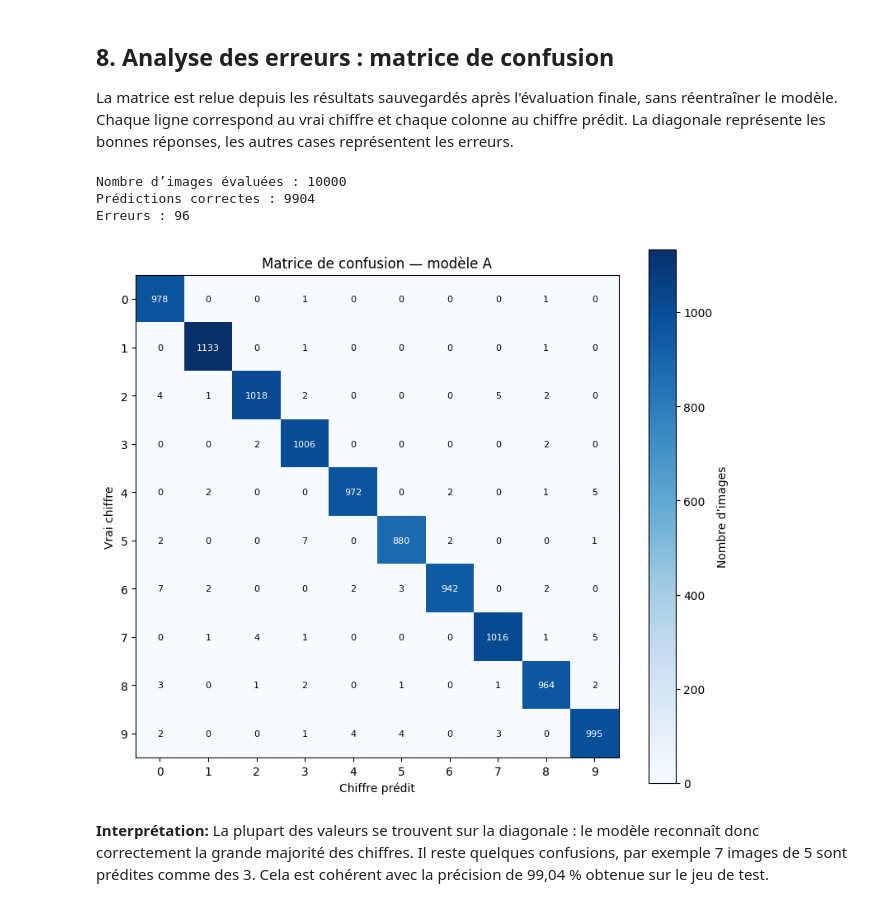
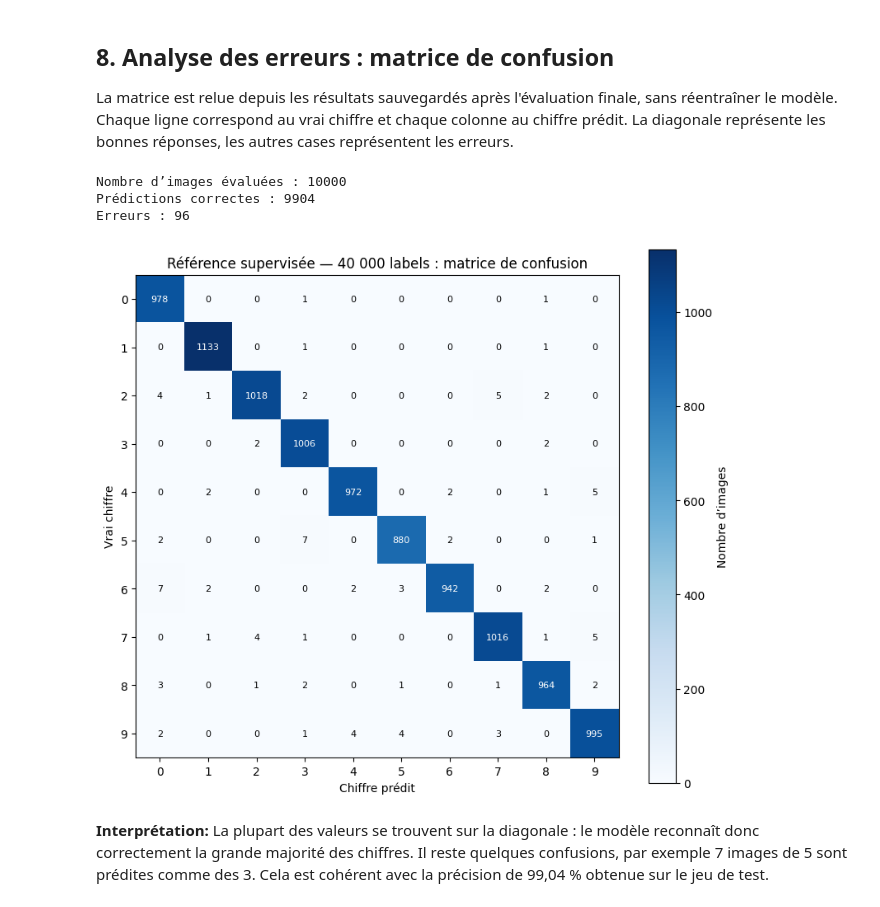
Before and after one commit to manellak/MNIST-RotNet-100Labels, a Jupyter notebook: pipeline.ipynb, the cells around one changed output. Saved outputs shown, nothing was run; the diff lists cells and outputs as text; code cells hidden in the pictures.

```diff
--- a/pipeline.ipynb
+++ b/pipeline.ipynb
@@ -248,33 +247,29 @@ plt.show()
 
 La matrice est relue depuis les résultats sauvegardés après l'évaluation finale, sans réentraîner le modèle. Chaque ligne correspond au vrai chiffre et chaque colonne au chiffre prédit. La diagonale représente les bonnes réponses, les autres cases représentent les erreurs.
 # %%
-import json
-from pathlib import Path
-import numpy as np
-
 with Path("results/reference_A/metrics.json").open(encoding="utf-8") as fichier:
     mesures_A = json.load(fichier)
 matrice = np.asarray(mesures_A["confusion_matrix"])
 print(f"Nombre d’images évaluées : {matrice.sum()}")
 print(f"Prédictions correctes : {np.trace(matrice)}")
 print(f"Erreurs : {matrice.sum() - np.trace(matrice)}")
 
 fig, ax = plt.subplots(figsize=(8, 7))
 image = ax.imshow(matrice, cmap="Blues")
 fig.colorbar(image, ax=ax, label="Nombre d’images")
 ax.set(xticks=range(10), yticks=range(10), xlabel="Chiffre prédit",
-       ylabel="Vrai chiffre", title="Matrice de confusion — modèle A")
+       ylabel="Vrai chiffre", title="Référence supervisée — 40 000 labels : matrice de confusion")
 for ligne in range(10):
     for colonne in range(10):
         valeur = matrice[ligne, colonne]
         ax.text(colonne, ligne, str(valeur), ha="center", va="center",
                 color="white" if valeur > matrice.max() / 2 else "black", fontsize=8)
 fig.tight_layout()
 plt.show()
 # %% [output]
 Nombre d’images évaluées : 10000
 Prédictions correctes : 9904
 Erreurs : 96
-[figure, old version]
+[figure, new version]
 # %% [markdown]
 **Interprétation:** La plupart des valeurs se trouvent sur la diagonale : le modèle reconnaît donc correctement la grande majorité des chiffres. Il reste quelques confusions, par exemple 7 images de 5 sont prédites comme des 3. Cela est cohérent avec la précision de 99,04 % obtenue sur le jeu de test.
```
Also changed, not shown: parts of 10 cells of this notebook, 6 other files.
